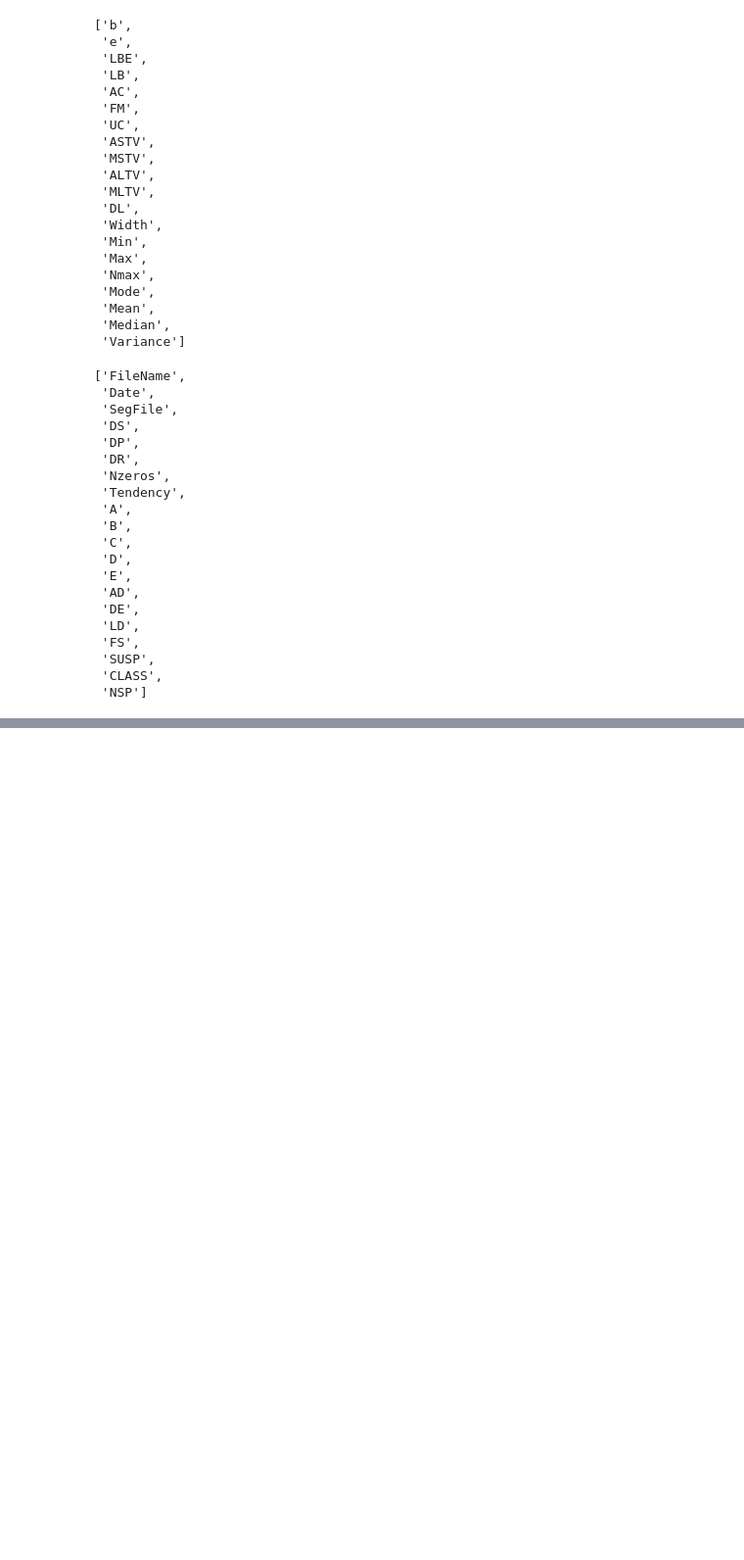
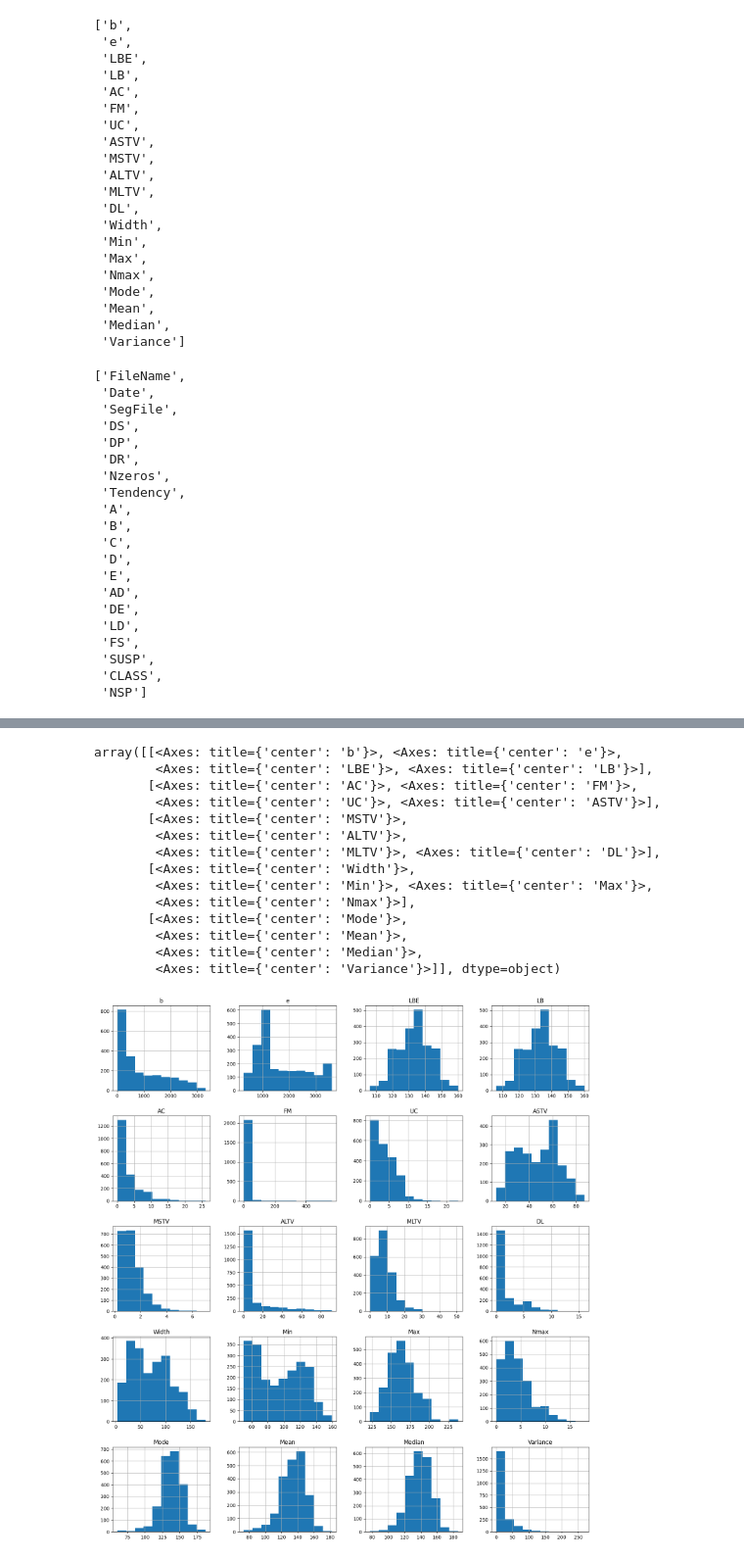
Before and after one commit to daff-250900/diplomado-ciencia-de-datos, a Jupyter notebook: p3.ipynb, the cells around one changed output, grey strips where cells are left out. Shown: that part at 98% size. Saved outputs shown, nothing was run; the diff lists cells and outputs as text; code cells hidden in the pictures; blank space fills up the shorter version.

```diff
--- a/p3.ipynb
+++ b/p3.ipynb
@@ -72,0 +119,18 @@ vard
+# %%
+df[varc].hist(figsize=(18, 20))
+# %% [output]
+array([[<Axes: title={'center': 'b'}>, <Axes: title={'center': 'e'}>,
+        <Axes: title={'center': 'LBE'}>, <Axes: title={'center': 'LB'}>],
+       [<Axes: title={'center': 'AC'}>, <Axes: title={'center': 'FM'}>,
+        <Axes: title={'center': 'UC'}>, <Axes: title={'center': 'ASTV'}>],
+       [<Axes: title={'center': 'MSTV'}>,
+        <Axes: title={'center': 'ALTV'}>,
+        <Axes: title={'center': 'MLTV'}>, <Axes: title={'center': 'DL'}>],
+       [<Axes: title={'center': 'Width'}>,
+        <Axes: title={'center': 'Min'}>, <Axes: title={'center': 'Max'}>,
+        <Axes: title={'center': 'Nmax'}>],
+       [<Axes: title={'center': 'Mode'}>,
+        <Axes: title={'center': 'Mean'}>,
+        <Axes: title={'center': 'Median'}>,
+        <Axes: title={'center': 'Variance'}>]], dtype=object)
+[figure, added]
```
Also changed, not shown: parts of 9 cells of this notebook, 1 other file.
